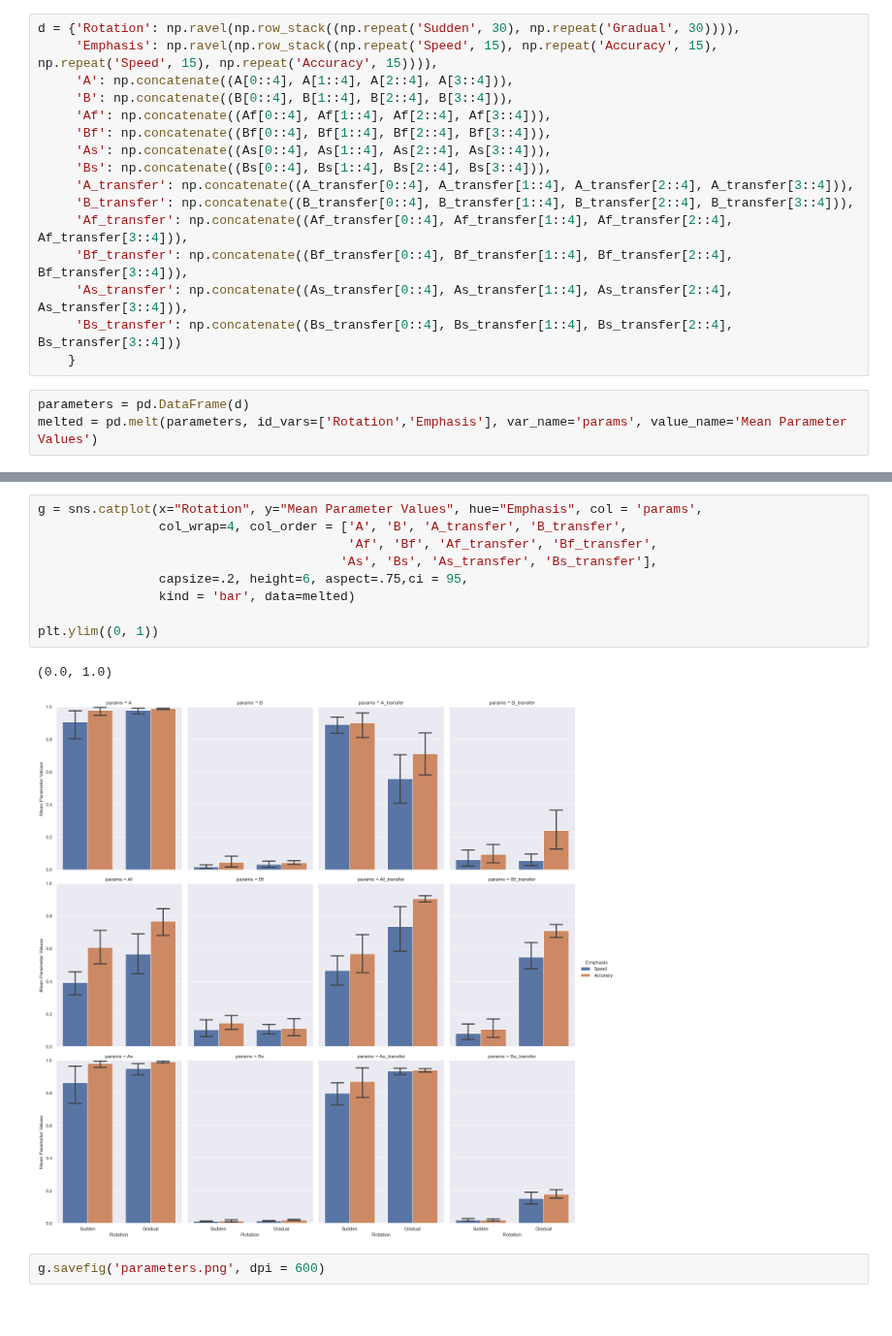
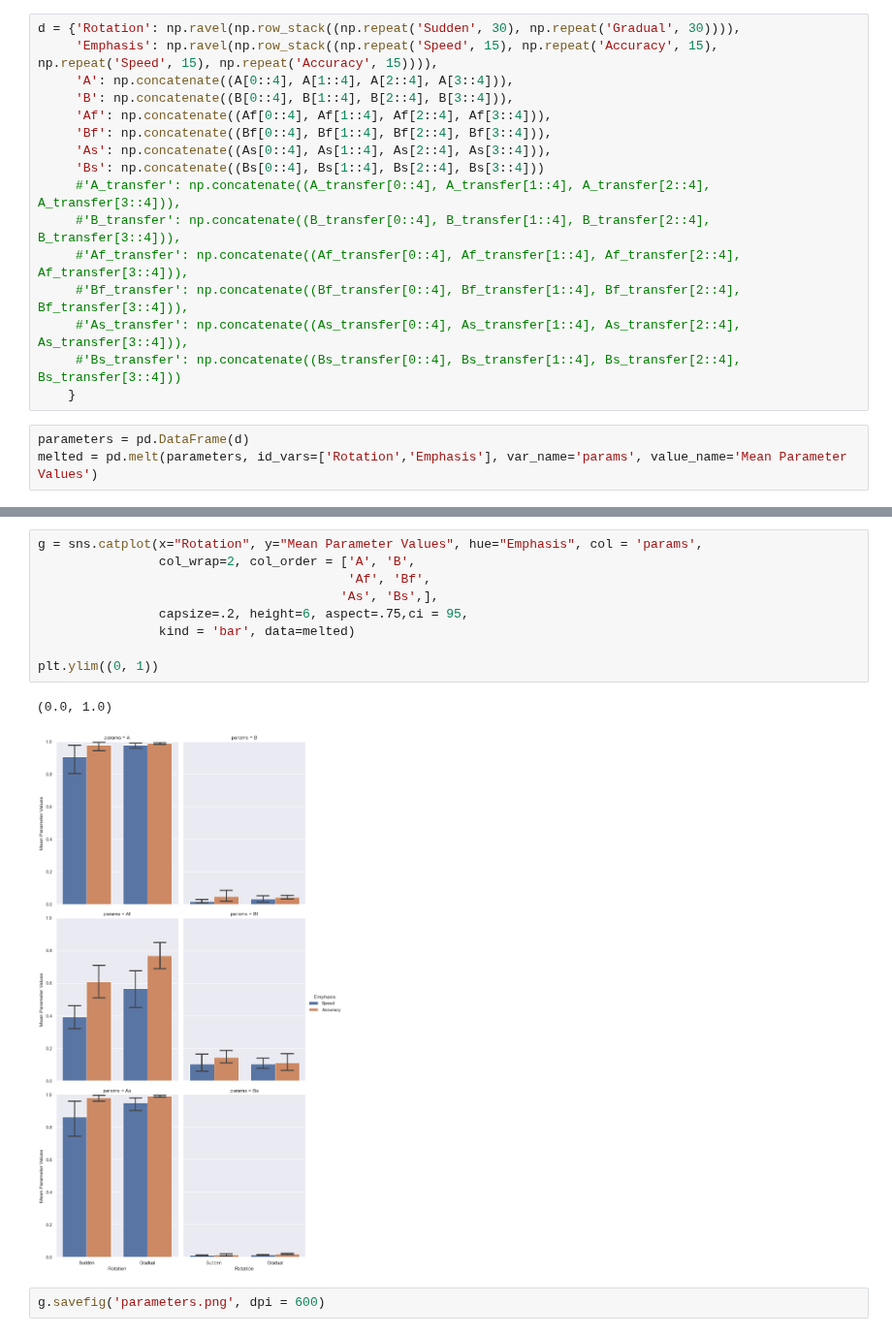
Before and after one commit to tejas-savalia/Lab-Codes, a Jupyter notebook: Psychtoolbox/Visuomotor_Adaptation_Tablet/python_scripts/parameter_comparison.ipynb, the cells around one changed output, grey strips where cells are left out. Shown at 97% size. Saved outputs shown, nothing was run; the diff lists cells and outputs as text.

```diff
--- a/Psychtoolbox/Visuomotor_Adaptation_Tablet/python_scripts/parameter_comparison.ipynb
+++ b/Psychtoolbox/Visuomotor_Adaptation_Tablet/python_scripts/parameter_comparison.ipynb
@@ -50,13 +54,13 @@ d = {'Rotation': np.ravel(np.row_stack((np.repeat('Sudden', 30), np.repeat('Grad
      'Af': np.concatenate((Af[0::4], Af[1::4], Af[2::4], Af[3::4])),
      'Bf': np.concatenate((Bf[0::4], Bf[1::4], Bf[2::4], Bf[3::4])),
      'As': np.concatenate((As[0::4], As[1::4], As[2::4], As[3::4])),
-     'Bs': np.concatenate((Bs[0::4], Bs[1::4], Bs[2::4], Bs[3::4])),
-     'A_transfer': np.concatenate((A_transfer[0::4], A_transfer[1::4], A_transfer[2::4], A_transfer[3::4])),
-     'B_transfer': np.concatenate((B_transfer[0::4], B_transfer[1::4], B_transfer[2::4], B_transfer[3::4])),
-     'Af_transfer': np.concatenate((Af_transfer[0::4], Af_transfer[1::4], Af_transfer[2::4], Af_transfer[3::4])),
-     'Bf_transfer': np.concatenate((Bf_transfer[0::4], Bf_transfer[1::4], Bf_transfer[2::4], Bf_transfer[3::4])),
-     'As_transfer': np.concatenate((As_transfer[0::4], As_transfer[1::4], As_transfer[2::4], As_transfer[3::4])),
-     'Bs_transfer': np.concatenate((Bs_transfer[0::4], Bs_transfer[1::4], Bs_transfer[2::4], Bs_transfer[3::4]))
+     'Bs': np.concatenate((Bs[0::4], Bs[1::4], Bs[2::4], Bs[3::4]))
+     #'A_transfer': np.concatenate((A_transfer[0::4], A_transfer[1::4], A_transfer[2::4], A_transfer[3::4])),
+     #'B_transfer': np.concatenate((B_transfer[0::4], B_transfer[1::4], B_transfer[2::4], B_transfer[3::4])),
+     #'Af_transfer': np.concatenate((Af_transfer[0::4], Af_transfer[1::4], Af_transfer[2::4], Af_transfer[3::4])),
+     #'Bf_transfer': np.concatenate((Bf_transfer[0::4], Bf_transfer[1::4], Bf_transfer[2::4], Bf_transfer[3::4])),
+     #'As_transfer': np.concatenate((As_transfer[0::4], As_transfer[1::4], As_transfer[2::4], As_transfer[3::4])),
+     #'Bs_transfer': np.concatenate((Bs_transfer[0::4], Bs_transfer[1::4], Bs_transfer[2::4], Bs_transfer[3::4]))
     }
 # %%
 parameters = pd.DataFrame(d)
@@ -69,15 +73,15 @@ plt.ylim((0, 1))
 [figure]
 # %%
 g = sns.catplot(x="Rotation", y="Mean Parameter Values", hue="Emphasis", col = 'params',
-                col_wrap=4, col_order = ['A', 'B', 'A_transfer', 'B_transfer',
-                                         'Af', 'Bf', 'Af_transfer', 'Bf_transfer',
-                                        'As', 'Bs', 'As_transfer', 'Bs_transfer'],
+                col_wrap=2, col_order = ['A', 'B',
+                                         'Af', 'Bf',
+                                        'As', 'Bs',],
                 capsize=.2, height=6, aspect=.75,ci = 95,
                 kind = 'bar', data=melted)
 
 plt.ylim((0, 1))
 # %% [output]
 (0.0, 1.0)
-[figure, old version]
+[figure, new version]
 # %%
 g.savefig('parameters.png', dpi = 600)
```
Also changed, not shown: parts of 3 cells of this notebook, 5 other files.
